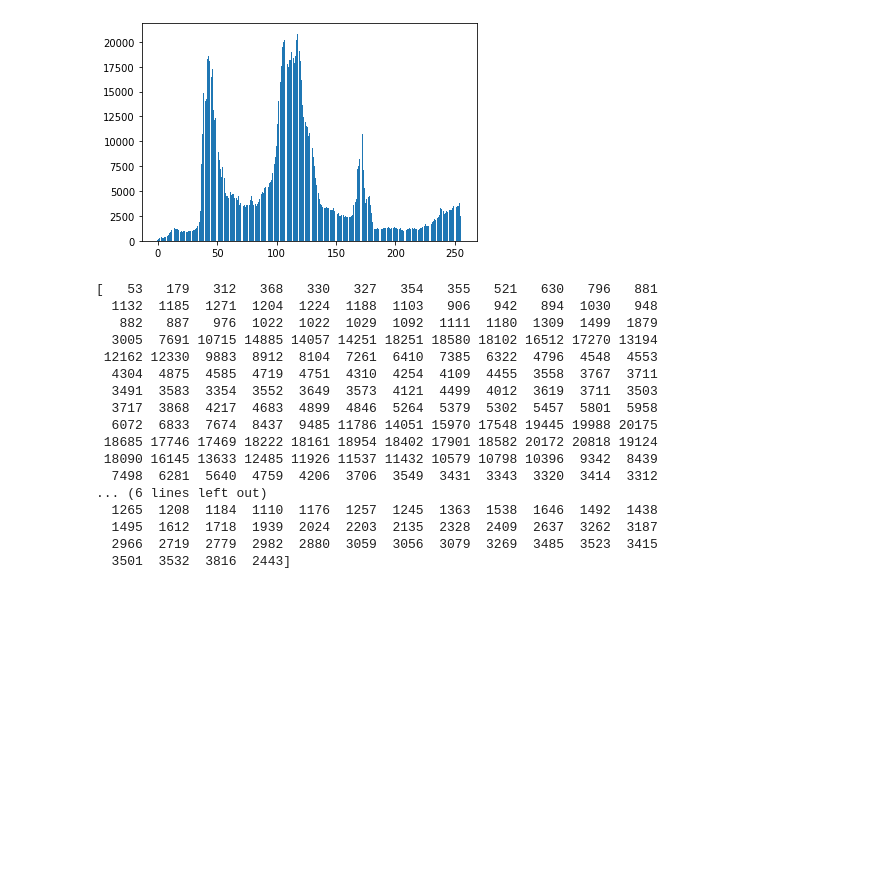
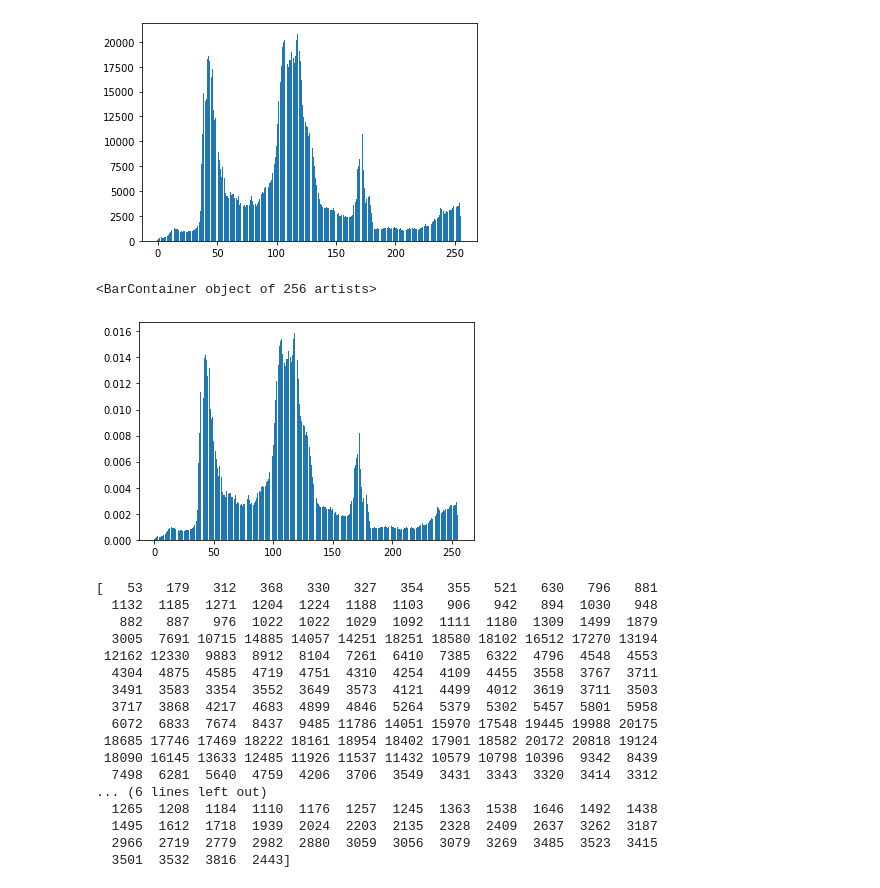
Before and after one commit to shafaio/PCD-Dasar, a Jupyter notebook: MODUL 1/jurnal.ipynb, the cells around one changed output. Saved outputs shown, nothing was run; the diff lists cells and outputs as text; code cells hidden in the pictures; blank space fills up the shorter version.

```diff
--- a/MODUL 1/jurnal.ipynb
+++ b/MODUL 1/jurnal.ipynb
@@ -8,8 +8,8 @@ import numpy as np
 import pandas as pd
 # %%
 # melakukan import real.jpg dalam variabel img dengan library matplotlib
-img = plt.imread('./real.jpg')
-imgcv = cv.imread('./real.jpg')
+img = plt.imread('img/copy.jpg')
+imgcv = cv.imread('img/real.jpg')
 # %%
 print(img.shape) # menampilkan sebuah dimensi dari img dengan nilai 1280, 1023, 3
 x, y, z = img.shape # menginisialisasi kan x untuk tinggi, y untuk lebar, dan z untuk RGB
@@ -66,6 +66,11 @@ plt.bar(grayValue, sumGray)
 # %% [output]
 <BarContainer object of 256 artists>
 [figure]
+# %%
+plt.bar(grayValue, sumGray/(x*y))
+# %% [output]
+<BarContainer object of 256 artists>
+[figure, added]
 # %%
 ni = sumGray
 print(ni)
```
Also changed, not shown: parts of 8 cells of this notebook, 2 other files.
